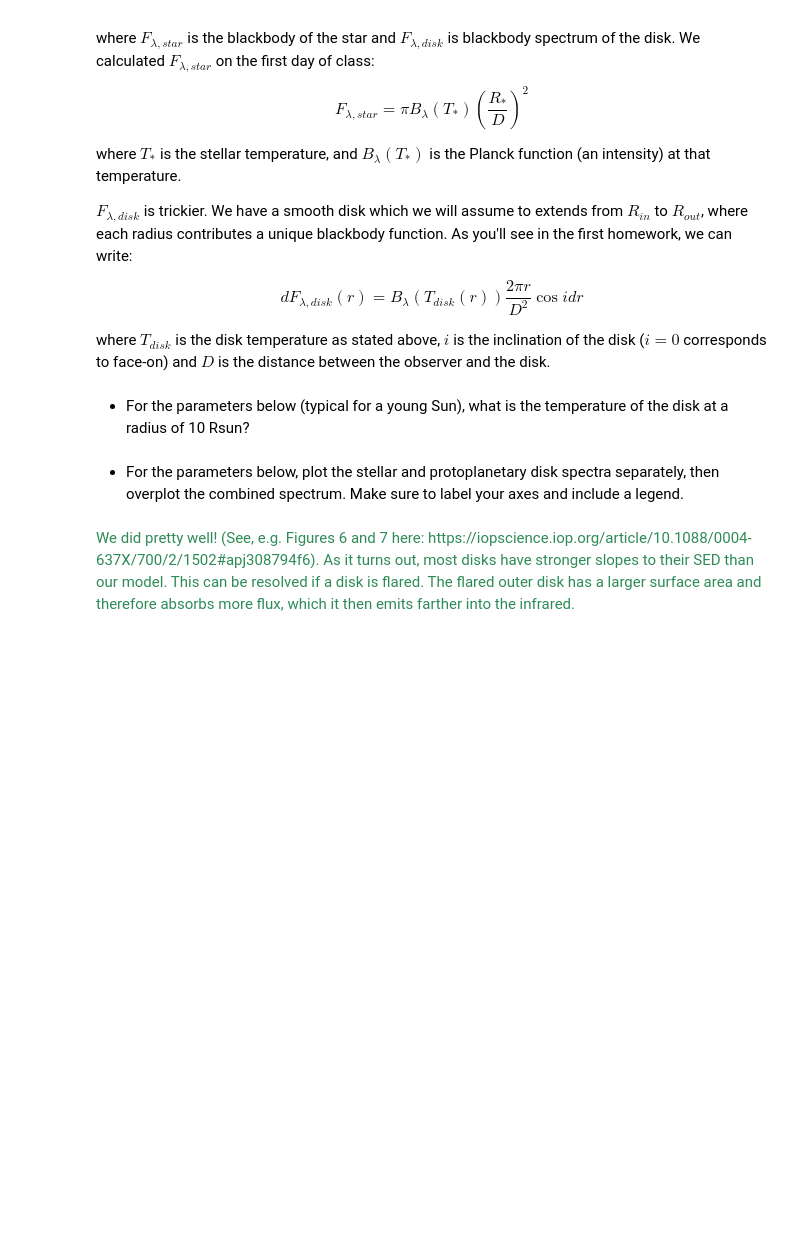
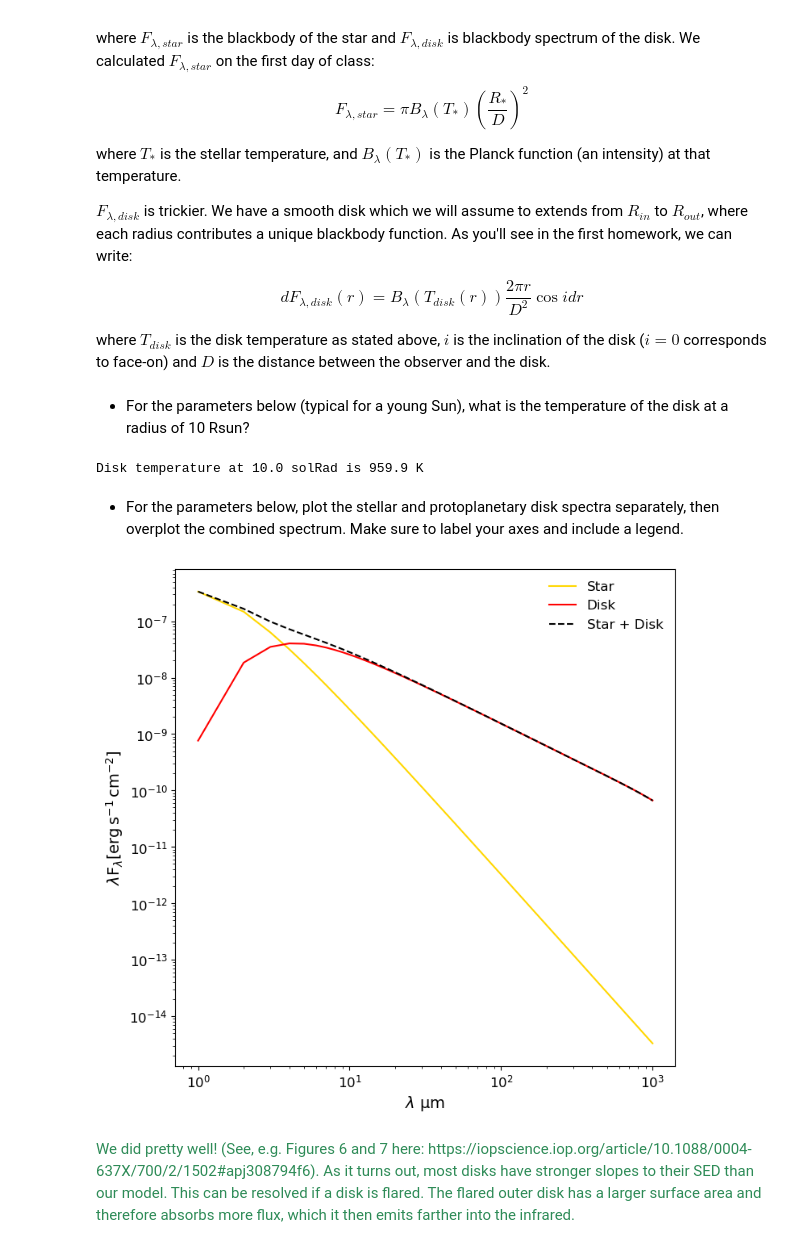
Before and after one commit to cassiemetzger/dartmouth_a74, a Jupyter notebook: CP_radiation.ipynb, the cells around one changed output. Drawn from its saved outputs; the diff is of its cells as text; code cells hidden in the pictures; blank space fills up the shorter version.

```diff
--- a/CP_radiation.ipynb
+++ b/CP_radiation.ipynb
@@ -231,8 +250,11 @@ def star_sed(wavelength, tstar, rstar, distance):
     This function takes the properties of the star and returns the SED of
     the star.
     '''
+    ## CODE GOES HERE
+    B_star = planck_intensity(wavelength, tstar)
+    F_star = np.pi * B_star * (rstar/distance)**2
+    star_sed = wavelength * F_star * (1*units.steradian)
 
-    ## CODE GOES HERE
 
     return star_sed.to('erg/(s*cm^2)')
 
@@ -244,6 +266,7 @@ def disk_temperature(radius, tstar, rstar):
     '''
 
     ## CODE GOES HERE
+    tdisk = tstar* (2/(3*np.pi))**(1/4) * (rstar/radius)**(3/4)
 
     return tdisk
 
@@ -257,13 +280,15 @@ def dflux_annulus(wavelength, radius, rstar, tstar, distance, inclination):
     '''
 
     ## CODE GOES HERE
+    temperature = disk_temperature(radius, tstar, rstar)
+    dflux = planck_intensity(wavelength, temperature) * (2*np.pi*radius)/distance**2 * np.cos(inclination)
 
     # If you did this the way I did, awkwardly, we've converted the
     # steradians into a ratio of lengths (those units cancel) but
     # astropy still has the steradian hanging around and we have to get
     # rid of it, which I did as follows:
-
-    return dflux*(1*units.steradian)
+    dflux = dflux * (1*units.steradian)
+    return dflux
 
 def integrated_disk_sed(wavelength, rstar, tstar,
                          distance, inclination,
@@ -279,12 +304,14 @@ def integrated_disk_sed(wavelength, rstar, tstar,
     radii_array = np.tile(radii, (len(wavelength),1))
 
     ## CODE GOES HERE
-
-    # units got lost when filling in the array if you did it the way I did
-    dflux_array = dflux_array*this_flux.unit
-
+    for i, r in enumerate(radii):
+        df = dflux_annulus(wavelength, r, rstar, tstar, distance, inclination)
+        dflux_array[:, i] = df
+    flux_units = df.unit
+    dflux_array = dflux_array*flux_units
     ## CODE GOES HERE
-
+    Flux_lam = np.trapz(dflux_array, x=radii_array, axis=1)
+    disk_sed = wavelength * Flux_lam
     return disk_sed.to('erg/(s*cm^2)')
 # %% [markdown]
 + For the parameters below (typical for a young Sun), what is the temperature of the disk at a radius of 10 Rsun?
@@ -292,10 +319,13 @@ def integrated_disk_sed(wavelength, rstar, tstar,
 tstar = 4000*units.K
 rstar = 2.5*units.R_sun
 radius =  10*units.R_sun
+# %%
+temp = disk_temperature(radius, tstar, rstar)
+print(f"Disk temperature at {radius} is {temp:.1f}")
+# %% [output]
+Disk temperature at 10.0 solRad is 959.9 K
 # %% [markdown]
 + For the parameters below, plot the stellar and protoplanetary disk spectra separately, then overplot the combined spectrum. Make sure to label your axes and include a legend.
 # %%
-tstar = 4000*units.K
-rstar = 2.5*units.R_sun
 distance = 10*units.pc
 inclination = 0*units.degree
@@ -302,3 +337,20 @@ inclination = 0*units.degree
+# %%
+fig, ax = plt.subplots(1,1, figsize = (8,8))
+w = np.linspace(1, 1000, 1000)*units.micrometer
+ax.plot(w, star_sed(w, tstar, rstar, distance), color = 'gold', label = "Star")
+ax.plot(w, integrated_disk_sed(w, rstar, tstar, distance, inclination), color = 'r', label = "Disk")
+combined = star_sed(w, tstar, rstar, distance) + integrated_disk_sed(w, rstar, tstar, distance, inclination)
+ax.plot(w, combined, color = 'k', linestyle = '--', label = "Star + Disk")
+ax.set_yscale('log')
+ax.set_xscale('log')
+xunits = w.unit.to_string('latex_inline')
+ax.set_xlabel(r"$\lambda$ " + f"{format(xunits)}", fontsize = 14)
+yunits = star_sed(w, tstar, rstar, distance).unit.to_string('latex_inline')
+ax.set_ylabel(r"$\lambda$F$_{\lambda}$" + f"[{format(yunits)}]", fontsize = 14)
+plt.legend(frameon = False, fontsize = 12)
+plt.show()
+# %% [output]
+[figure, added]
 # %% [markdown]
 <font color='seagreen'>
 We did pretty well! (See, e.g. Figures 6 and 7 here: https://iopscience.iop.org/article/10.1088/0004-637X/700/2/1502#apj308794f6). As it turns out, most disks have stronger slopes to their SED than our model. This can be resolved if a disk is flared. The flared outer disk has a larger surface area and therefore absorbs more flux, which it then emits farther into the infrared.
```
Also changed, not shown: parts of 16 cells of this notebook.
